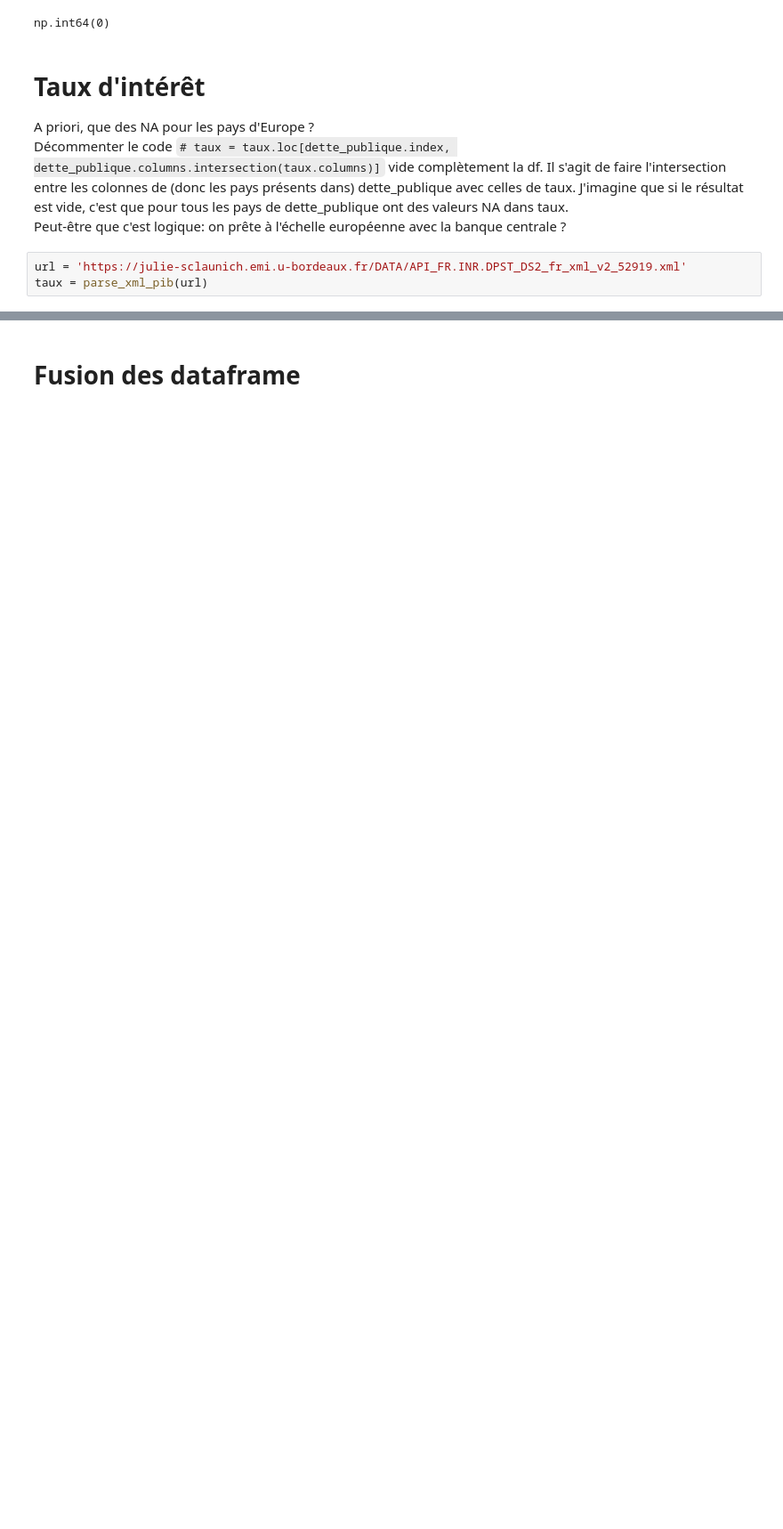
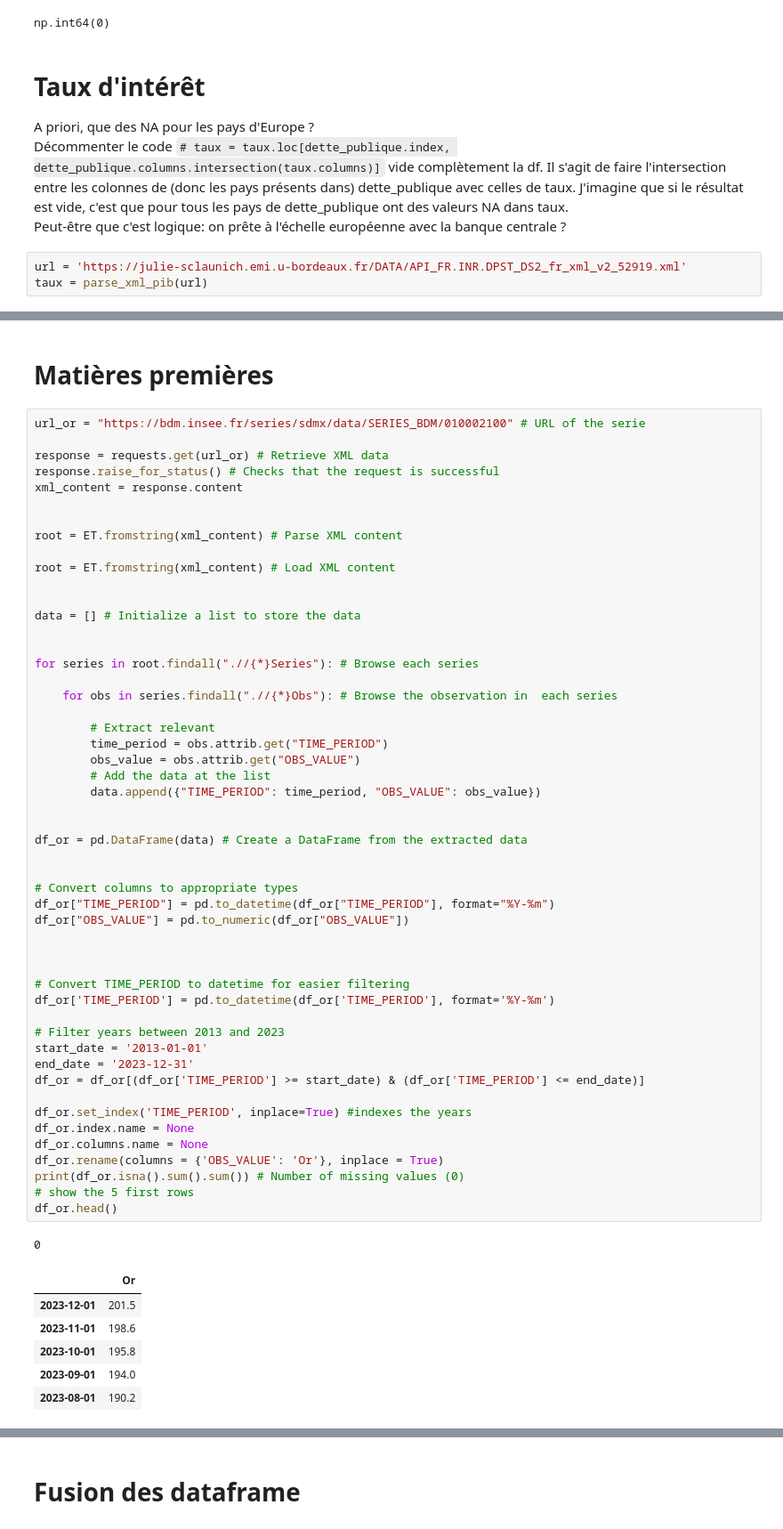
Before and after one commit to SebastienH422/ProjetOutInfo, a Jupyter notebook: main.ipynb, the cells around one changed output, grey strips where cells are left out. Shown: that part at 89% size. Drawn from its saved outputs; the diff is of its cells as text; blank space fills up the shorter version.

```diff
--- a/main.ipynb
+++ b/main.ipynb
@@ -347,0 +397,61 @@ np.int64(144389)
+# %% [markdown]
+# Matières premières
+# %%
+url_or = "https://bdm.insee.fr/series/sdmx/data/SERIES_BDM/010002100" # URL of the serie
+
+response = requests.get(url_or) # Retrieve XML data
+response.raise_for_status() # Checks that the request is successful
+xml_content = response.content
+
+
+root = ET.fromstring(xml_content) # Parse XML content
+
+root = ET.fromstring(xml_content) # Load XML content
+
+
+data = [] # Initialize a list to store the data
+
+
+for series in root.findall(".//{*}Series"): # Browse each series
+
+    for obs in series.findall(".//{*}Obs"): # Browse the observation in  each series
+
+        # Extract relevant
+        time_period = obs.attrib.get("TIME_PERIOD")
+        obs_value = obs.attrib.get("OBS_VALUE")
+        # Add the data at the list
+        data.append({"TIME_PERIOD": time_period, "OBS_VALUE": obs_value})
+
+
+df_or = pd.DataFrame(data) # Create a DataFrame from the extracted data
+
+
+# Convert columns to appropriate types
+df_or["TIME_PERIOD"] = pd.to_datetime(df_or["TIME_PERIOD"], format="%Y-%m")
+df_or["OBS_VALUE"] = pd.to_numeric(df_or["OBS_VALUE"])
+
+
+
+# Convert TIME_PERIOD to datetime for easier filtering
+df_or['TIME_PERIOD'] = pd.to_datetime(df_or['TIME_PERIOD'], format='%Y-%m')
+
+# Filter years between 2013 and 2023
+start_date = '2013-01-01'
+end_date = '2023-12-31'
+df_or = df_or[(df_or['TIME_PERIOD'] >= start_date) & (df_or['TIME_PERIOD'] <= end_date)]
+
+df_or.set_index('TIME_PERIOD', inplace=True) #indexes the years
+df_or.index.name = None
+df_or.columns.name = None
+df_or.rename(columns = {'OBS_VALUE': 'Or'}, inplace = True)
+print(df_or.isna().sum().sum()) # Number of missing values (0)
+# show the 5 first rows
+df_or.head()
+# %% [output]
+0
+|  | Or |
+| 2023-12-01 | 201.5 |
+| 2023-11-01 | 198.6 |
+| 2023-10-01 | 195.8 |
+| 2023-09-01 | 194.0 |
+| 2023-08-01 | 190.2 |
```
Also changed, not shown: parts of 14 cells of this notebook.
